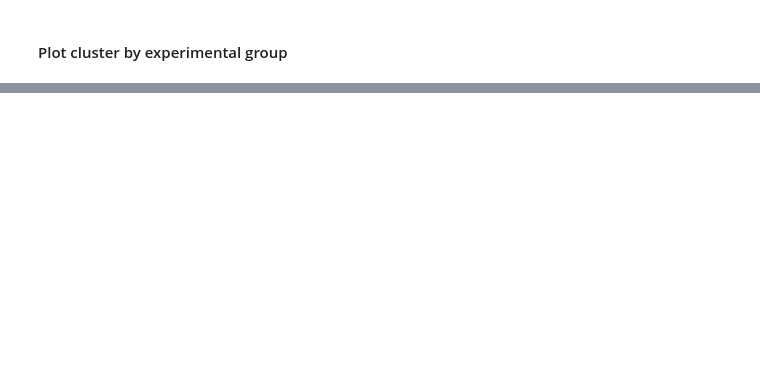
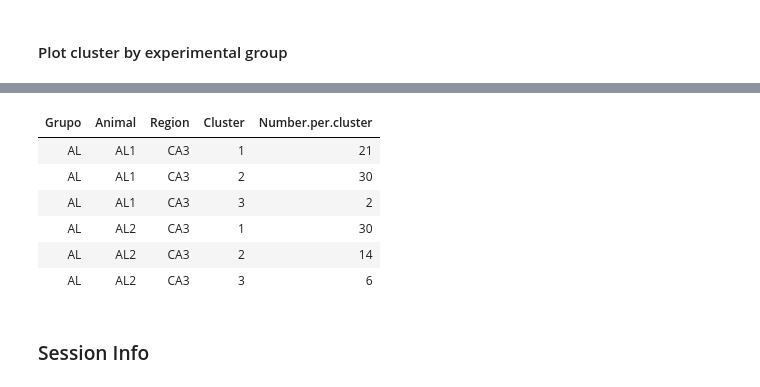
Before and after one commit to caio-isaias/laser-anoxia, a Jupyter notebook: microglia-morphology/data-processing/unsupervised-ml-analysis/_h/pca-and-hc.ipynb, the cells around one changed output, grey strips where cells are left out. Cells and saved outputs as stored; diff of their text form; code cells hidden in the pictures; blank space fills up the shorter version.

```diff
--- a/microglia-morphology/data-processing/unsupervised-ml-analysis/_h/pca-and-hc.ipynb
+++ b/microglia-morphology/data-processing/unsupervised-ml-analysis/_h/pca-and-hc.ipynb
@@ -124,0 +180,12 @@ f.summary.cluster.CA3 <- f.reduced.data.cluster %>%
+# %%
+head(f.summary.cluster.CA3)
+# %% [output]
+| Grupo | Animal | Region | Cluster | Number.per.cluster |
+| AL | AL1 | CA3 | 1 | 21 |
+| AL | AL1 | CA3 | 2 | 30 |
+| AL | AL1 | CA3 | 3 | 2 |
+| AL | AL2 | CA3 | 1 | 30 |
+| AL | AL2 | CA3 | 2 | 14 |
+| AL | AL2 | CA3 | 3 | 6 |
+# %% [markdown]
+### Session Info
```
Also changed, not shown: parts of 7 cells of this notebook, 10 other files.
